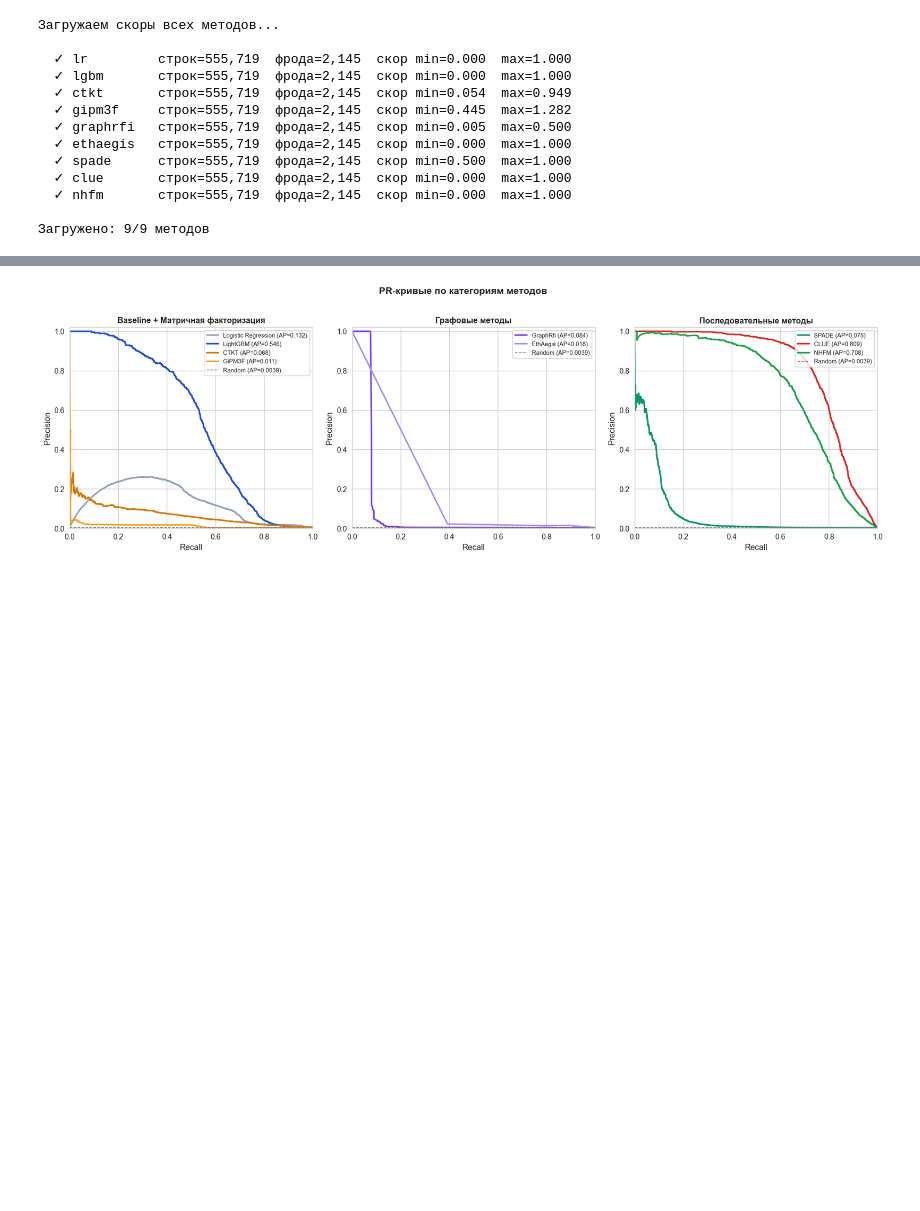
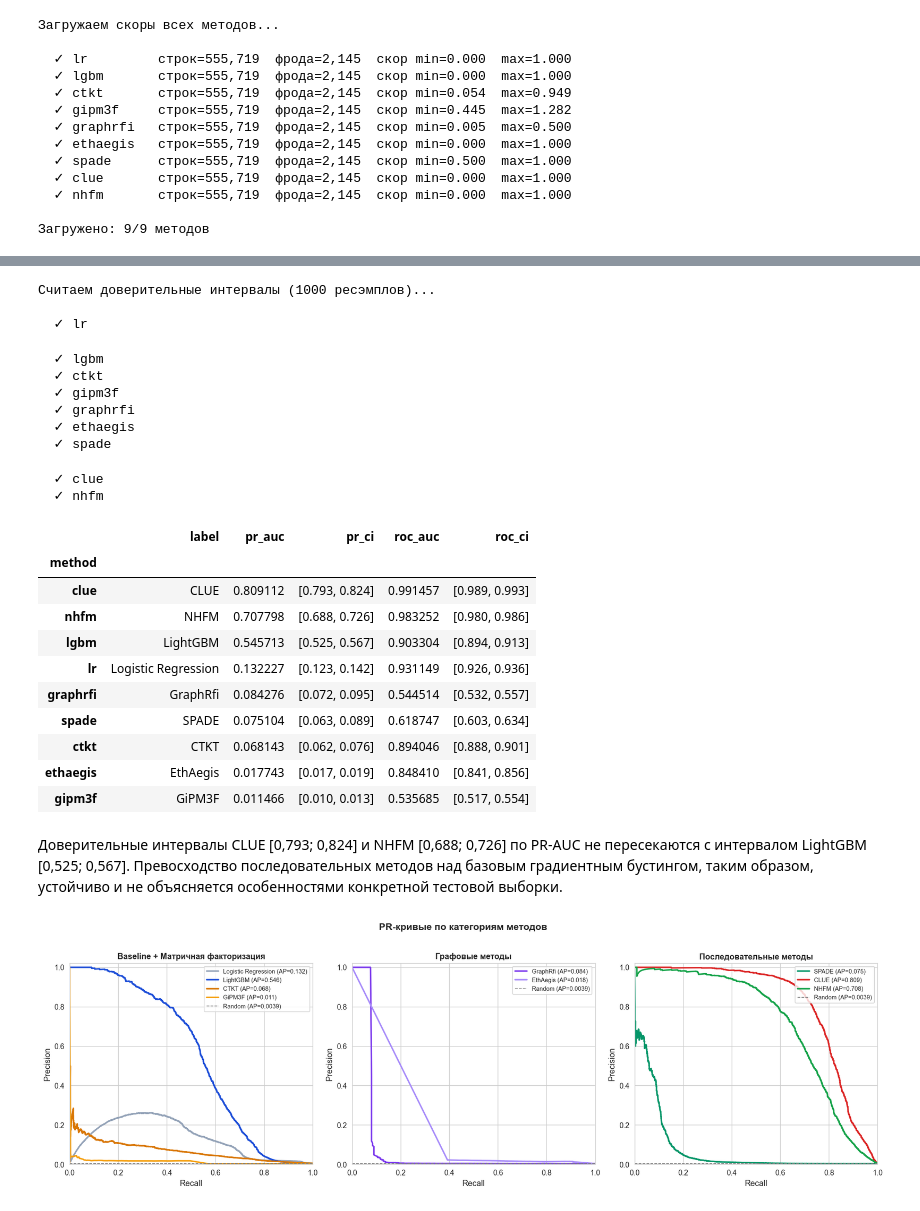
Before and after one commit to ErdenkoAS/Portfolio, a Jupyter notebook: PetProjects/Research_FraudDetection_RecSys/notebooks/notebook_6_evaluation.ipynb, the cells around one changed output, grey strips where cells are left out. Drawn from its saved outputs; the diff is of its cells as text; code cells hidden in the pictures; blank space fills up the shorter version.

```diff
--- a/PetProjects/Research_FraudDetection_RecSys/notebooks/notebook_6_evaluation.ipynb
+++ b/PetProjects/Research_FraudDetection_RecSys/notebooks/notebook_6_evaluation.ipynb
@@ -175,3 +179,61 @@ metrics_df[display_cols].sort_values("pr_auc", ascending=False)
+# %%
+from joblib import Parallel, delayed
+
+def bootstrap_ci(y_true, scores, metric_fn, n_boot=1000, seed=42, n_jobs=-1):
+    """95% доверительный интервал метрики через бутстрэп тестовой выборки."""
+    n = len(y_true)
+    def one_iter(i):
+        rng = np.random.default_rng(seed + i)
+        idx = rng.integers(0, n, n)
+        return metric_fn(y_true[idx], scores[idx])
+    vals = Parallel(n_jobs=n_jobs)(delayed(one_iter)(i) for i in range(n_boot))
+    return np.percentile(vals, [2.5, 97.5])
+
+print("Считаем доверительные интервалы (1000 ресэмплов)...\n")
+
+ci_rows = []
+for method, df in scores_dict.items():
+    y, s = df["y_true"].values, df["score"].values
+    pr_lo, pr_hi   = bootstrap_ci(y, s, average_precision_score)
+    roc_lo, roc_hi = bootstrap_ci(y, s, roc_auc_score)
+    ci_rows.append({
+        "method":  method,
+        "label":   METHOD_META[method]["label"],
+        "pr_auc":  average_precision_score(y, s),
+        "pr_ci":   f"[{pr_lo:.3f}, {pr_hi:.3f}]",
+        "roc_auc": roc_auc_score(y, s),
+        "roc_ci":  f"[{roc_lo:.3f}, {roc_hi:.3f}]",
+    })
+    print(f"  ✓ {method}")
+
+ci_df = pd.DataFrame(ci_rows).set_index("method").sort_values("pr_auc", ascending=False)
+ci_df.to_csv(RESULTS / "metrics_with_ci.csv")
+ci_df
+# %% [output]
+Считаем доверительные интервалы (1000 ресэмплов)...
+
+  ✓ lr
+  ✓ lgbm
+  ✓ ctkt
+  ✓ gipm3f
+  ✓ graphrfi
+  ✓ ethaegis
+  ✓ spade
+  ✓ clue
+  ✓ nhfm
+|  | label | pr_auc | pr_ci | roc_auc | roc_ci |
+| method |  |  |  |  |  |
+| clue | CLUE | 0.809112 | [0.793, 0.824] | 0.991457 | [0.989, 0.993] |
+| nhfm | NHFM | 0.707798 | [0.688, 0.726] | 0.983252 | [0.980, 0.986] |
+| lgbm | LightGBM | 0.545713 | [0.525, 0.567] | 0.903304 | [0.894, 0.913] |
+| lr | Logistic Regression | 0.132227 | [0.123, 0.142] | 0.931149 | [0.926, 0.936] |
+| graphrfi | GraphRfi | 0.084276 | [0.072, 0.095] | 0.544514 | [0.532, 0.557] |
+| spade | SPADE | 0.075104 | [0.063, 0.089] | 0.618747 | [0.603, 0.634] |
+| ctkt | CTKT | 0.068143 | [0.062, 0.076] | 0.894046 | [0.888, 0.901] |
+| ethaegis | EthAegis | 0.017743 | [0.017, 0.019] | 0.848410 | [0.841, 0.856] |
+| gipm3f | GiPM3F | 0.011466 | [0.010, 0.013] | 0.535685 | [0.517, 0.554] |
+# %% [markdown]
+Доверительные интервалы CLUE [0,793; 0,824] и NHFM [0,688; 0,726] по PR-AUC не пересекаются с интервалом LightGBM [0,525; 0,567]. Превосходство последовательных методов над базовым градиентным бустингом, таким образом, устойчиво и не объясняется особенностями конкретной тестовой выборки.
 # %%
 fig, axes = plt.subplots(1, 3, figsize=(16, 5))
 
```
Also changed, not shown: parts of 5 cells of this notebook.
